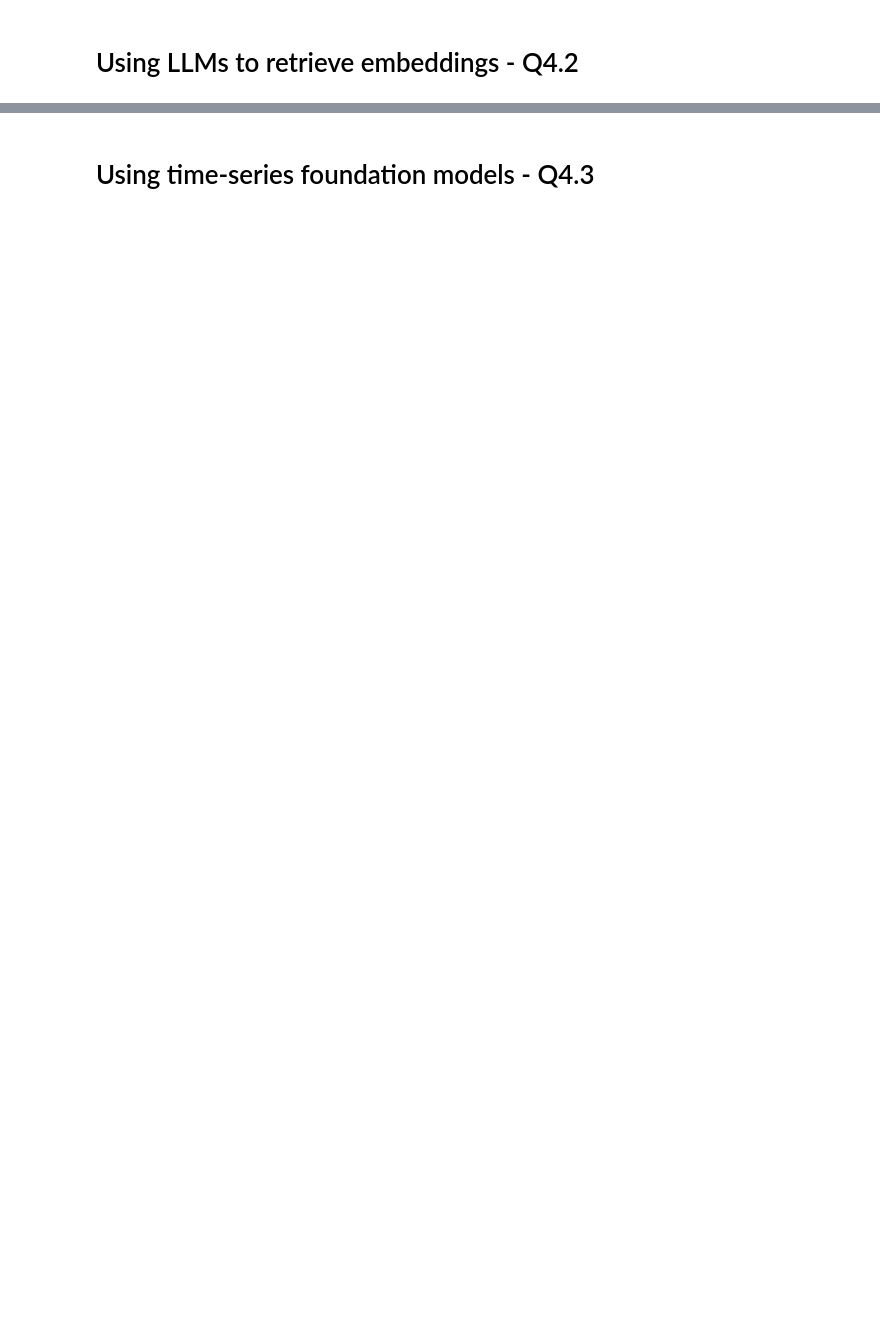
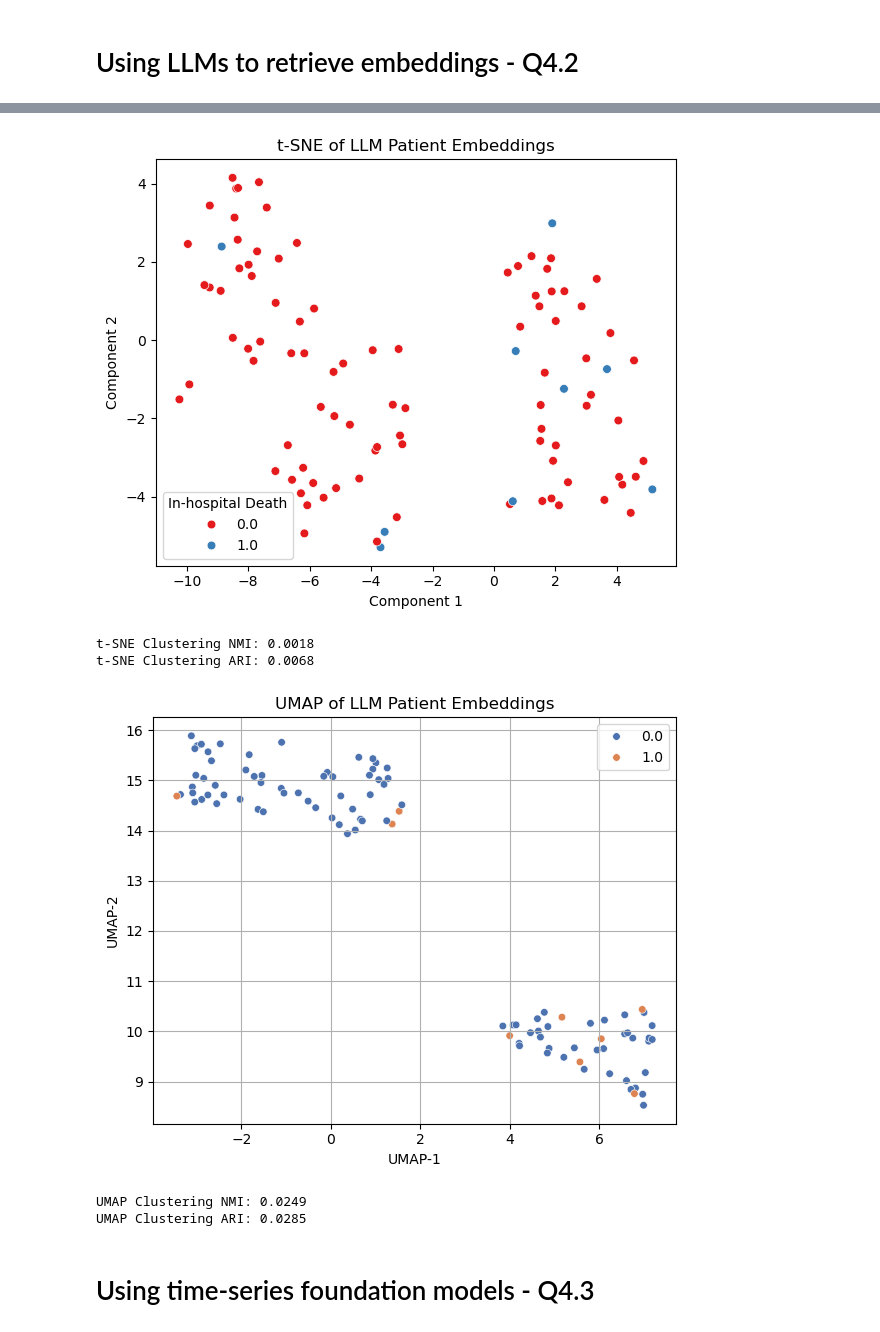
Before and after one commit to KarlDeck/ML4HC_P1, a Jupyter notebook: Project1_Task4.ipynb, the cells around one changed output, grey strips where cells are left out. Saved outputs shown, nothing was run; the diff lists cells and outputs as text; code cells hidden in the pictures; blank space fills up the shorter version.

Commit message:
LLM models basically done

```diff
--- a/Project1_Task4.ipynb
+++ b/Project1_Task4.ipynb
@@ -606,2 +860,54 @@ def plot_embeddings_tsne(embeddings, labels):
+# %%
+from sklearn.manifold import TSNE
+import seaborn as sns
+import matplotlib.pyplot as plt
+from sklearn.cluster import KMeans
+from sklearn.metrics import normalized_mutual_info_score, adjusted_rand_score
+import umap
+
+# t-SNE
+tsne = TSNE(n_components=2, perplexity=30, random_state=0)
+embeddings_2d = tsne.fit_transform(X_test)
+
+plt.figure(figsize=(6, 5))
+sns.scatterplot(x=embeddings_2d[:, 0], y=embeddings_2d[:, 1], hue=y_test, palette="Set1", s=40)
+plt.title("t-SNE of LLM Patient Embeddings")
+plt.xlabel("Component 1")
+plt.ylabel("Component 2")
+plt.legend(title="In-hospital Death")
+plt.tight_layout()
+plt.show()
+
+kmeans = KMeans(n_clusters=2, random_state=0).fit(X_test)
+nmi = normalized_mutual_info_score(y_test, kmeans.labels_)
+ari = adjusted_rand_score(y_test, kmeans.labels_)
+print(f"t-SNE Clustering NMI: {nmi:.4f}")
+print(f"t-SNE Clustering ARI: {ari:.4f}")
+
+# UMAP
+umap_model = umap.UMAP(n_components=2, random_state=42)
+embeddings_umap = umap_model.fit_transform(X_test)
+
+plt.figure(figsize=(6, 5))
+sns.scatterplot(x=embeddings_umap[:, 0], y=embeddings_umap[:, 1], hue=y_test, palette="deep", s=30)
+plt.title("UMAP of LLM Patient Embeddings")
+plt.xlabel("UMAP-1")
+plt.ylabel("UMAP-2")
+plt.grid(True)
+plt.tight_layout()
+plt.show()
+
+kmeans_umap = KMeans(n_clusters=2, random_state=42).fit(embeddings_umap)
+nmi_umap = normalized_mutual_info_score(y_test, kmeans_umap.labels_)
+ari_umap = adjusted_rand_score(y_test, kmeans_umap.labels_)
+print(f"UMAP Clustering NMI: {nmi_umap:.4f}")
+print(f"UMAP Clustering ARI: {ari_umap:.4f}")
+# %% [output]
+[figure, added]
+t-SNE Clustering NMI: 0.0018
+t-SNE Clustering ARI: 0.0068
+[figure, added]
+UMAP Clustering NMI: 0.0249
+UMAP Clustering ARI: 0.0285
 # %% [markdown]
 #  Using time-series foundation models - Q4.3
```
Also changed, not shown: parts of 10 cells of this notebook.
